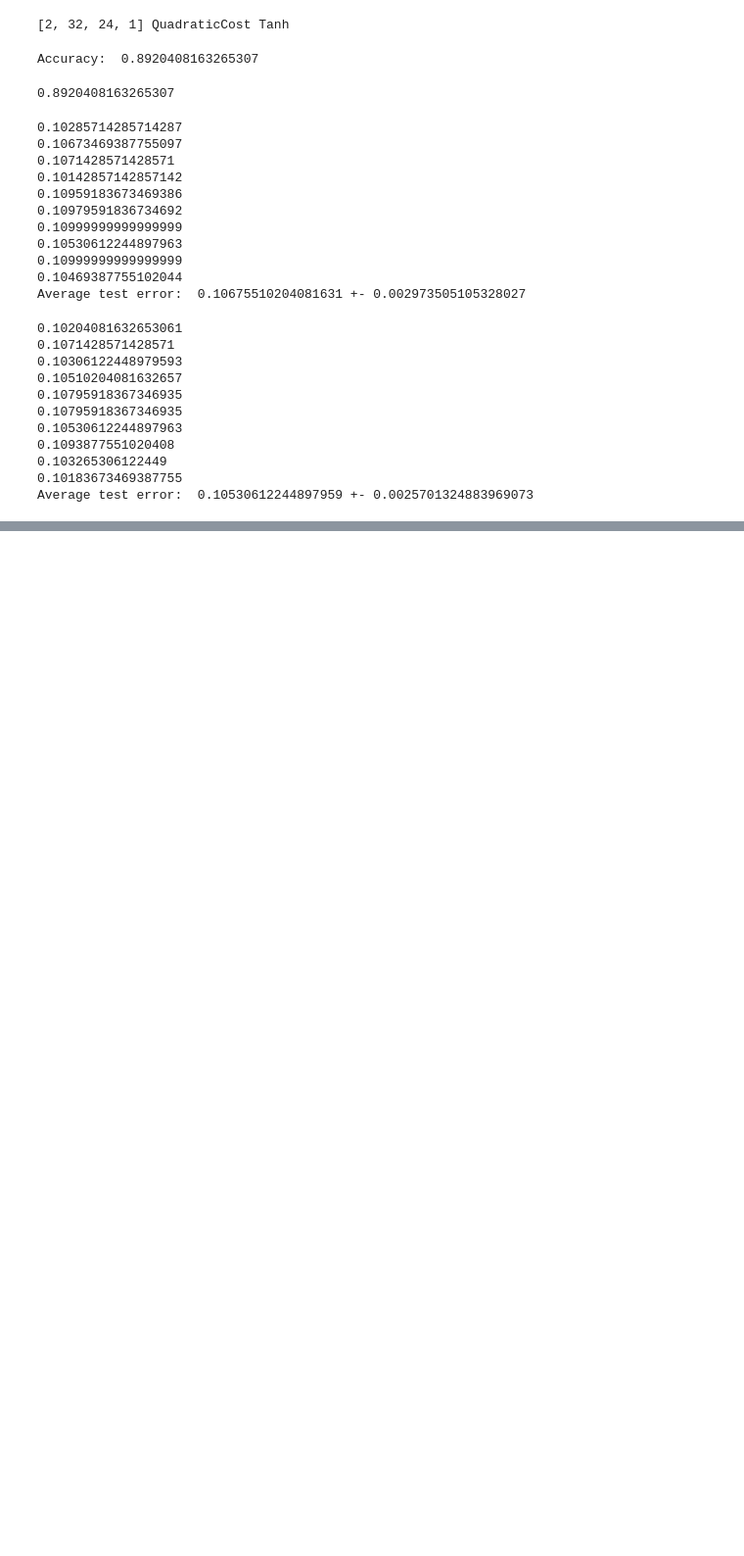
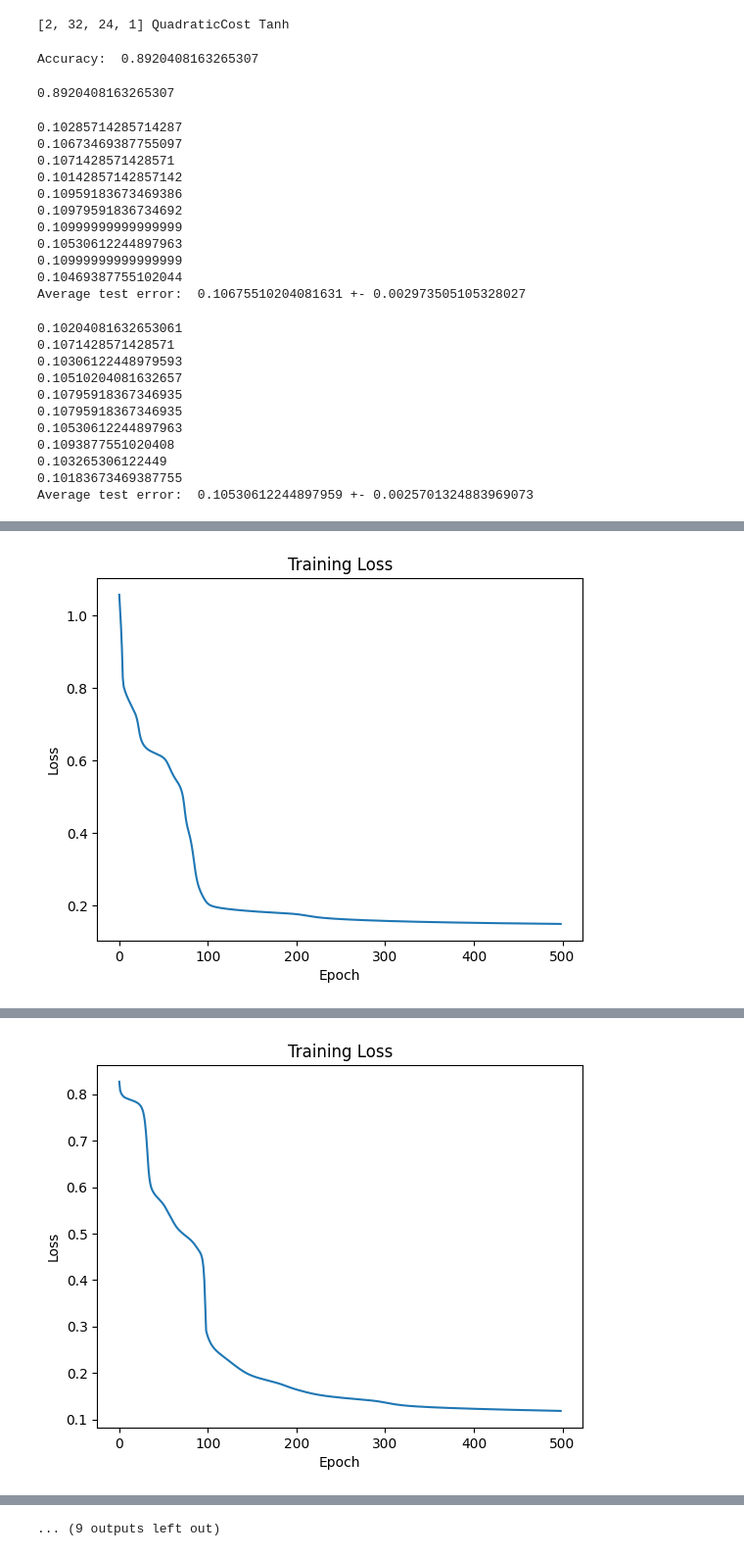
Before and after one commit to ksananth4424/ML_IISc, a Jupyter notebook: Gunnar_Ratsch/banana.ipynb, the cells around one changed output, grey strips where cells are left out. Shown at 98% size. Saved outputs shown, nothing was run; the diff lists cells and outputs as text; code cells hidden in the pictures; blank space fills up the shorter version.

```diff
--- a/Gunnar_Ratsch/banana.ipynb
+++ b/Gunnar_Ratsch/banana.ipynb
@@ -378,3 +378,57 @@ print("Average test error: ", np.mean(test_errors), "+-", np.std(test_errors))
 0.103265306122449
 0.10183673469387755
 Average test error:  0.10530612244897959 +- 0.0025701324883969073
+# %%
+# Output average test error +- standard deviation for 10 runs each having 400 training samples and all having same proportion of 1 and -1
+from sklearn.utils import shuffle
+import time
+
+test_errors = []
+c = 0
+
+while True:
+    # pick a randon number between 0 to 99
+    a = random.randint(0, 99)
+
+    banana_X_train = banana_dataset_X[banana_dataset_train[a]-1]
+    banana_y_train = banana_dataset_y[banana_dataset_train[a]-1]
+    banana_training_inputs = [np.reshape(x, (len(x), 1)) for x in banana_X_train]
+    banana_training_results = [np.reshape(y, (1, 1)) for y in banana_y_train]
+    banana_training_data = list(zip(banana_training_inputs, banana_training_results))
+
+    banana_X_test = banana_dataset_X[banana_dataset_test[a]-1]
+    banana_y_test = banana_dataset_y[banana_dataset_test[a]-1]
+    banana_test_inputs = [np.reshape(x, (len(x), 1)) for x in banana_X_test]
+    banana_test_results = [np.reshape(y, (1, 1)) for y in banana_y_test]
+    banana_test_data = list(zip(banana_test_inputs, banana_test_results))
+
+    net = Network([2, 32, 24, 1], cost=QuadraticCost, func=Tanh)
+    # note train time
+    start_time = time.process_time()
+    net.train(banana_training_data, 500, 0.1)
+    end_time = time.process_time()
+    elapsed_time = end_time - start_time
+    temp = Network.test(net, banana_test_data, error=True)
+    if temp > 0.11:
+        continue
+    c += 1
+    print(temp)
+    test_errors.append(temp)
+
+    print("Elapsed time: ", elapsed_time)
+    with open("log.txt", 'r') as f:
+        lines = f.readlines()
+
+    losses = [float(line.split(':')[1]) for line in lines[2:]]
+
+    plt.figure()
+    plt.plot(losses)
+    plt.xlabel('Epoch')
+    plt.ylabel('Loss')
+    plt.title('Training Loss')
+    plt.show()
+    if c == 10:
+        break
+
+print("Average test error: ", np.mean(test_errors), "+-", np.std(test_errors))
+# %% [output]
@@ -380,0 +437 @@ Average test error:  0.10530612244897959 +- 0.0025701324883969073
+[figure, added]
@@ -380,0 +440 @@ Average test error:  0.10530612244897959 +- 0.0025701324883969073
+[figure, added]
@@ -380,0 +453 @@ Average test error:  0.10530612244897959 +- 0.0025701324883969073
+... (9 outputs left out)
```
Also changed, not shown: parts of 1 cell of this notebook, 5 other files.
